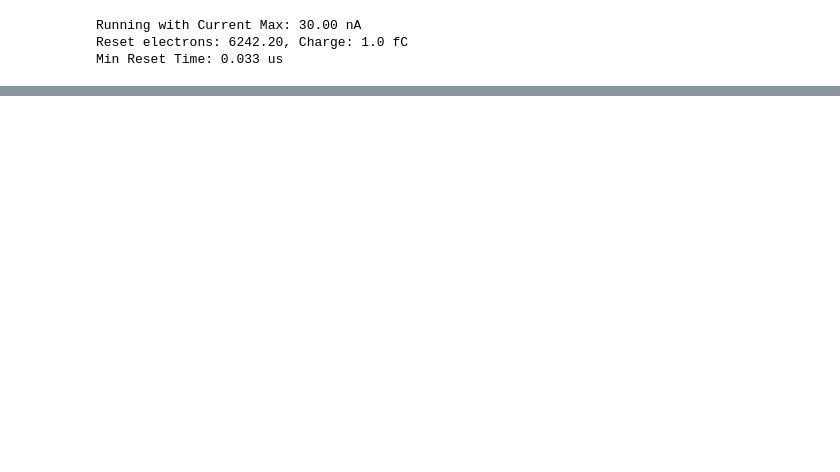
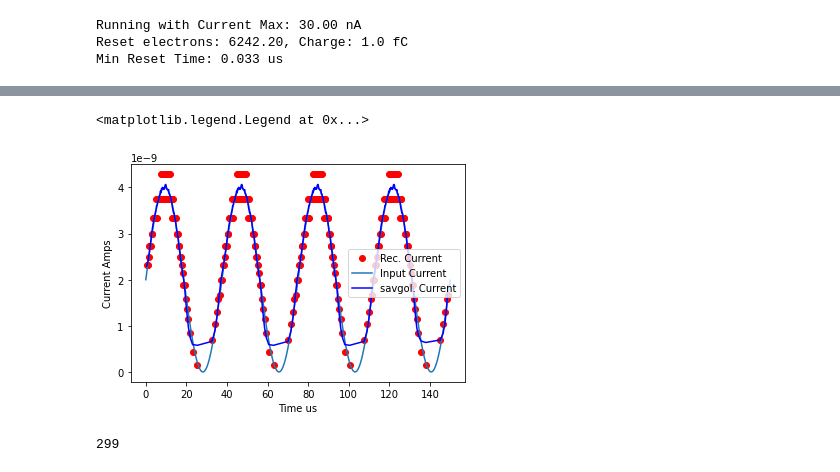
Before and after one commit to kkeefe/qp_dissertation, a Jupyter notebook: scripts/ch2_testing.ipynb, the cells around one changed output, grey strips where cells are left out. Cells and saved outputs as stored; diff of their text form; code cells hidden in the pictures; blank space fills up the shorter version.

```diff
--- a/scripts/ch2_testing.ipynb
+++ b/scripts/ch2_testing.ipynb
@@ -131,0 +147,40 @@ plt.axhline(y=Qo, c='r', label="Reset Charge")
+# %%
+# reconstruct original current
+from numpy import diff
+
+dQ = diff(Qr)
+dT = diff(Qt)
+Ir = dQ/dT * 1e6
+plt.scatter(Qt[:-1], Ir, label="Rec. Current", color="r")
+Iin = [i * Iscale for i in x]
+plt.plot(times, Iin, label="Input Current")
+
+maxI = Qo / MinResetTime * 1e6
+brokeIndex = 0
+for i, j in enumerate(Ir):
+    if j > maxI*0.9:
+        brokeIndex = i
+        break
+if brokeIndex:
+    print("found max at index:", brokeIndex)
+    minT = min(dT)
+    # plt.axhline(y=maxI, c='orange', label="maxI")
+
+# need to smooth around this point!
+from scipy.signal import savgol_filter
+if len(Ir) > 1:
+    Ihat = savgol_filter(Ir, int(np.sqrt(len(Ir))), 4 if 4 < len(Ir) else 1)
+    plt.plot(Qt[:-1], Ihat, label="savgol. Current", color="b")
+    plt.xlabel("Time us")
+    plt.ylabel("Current Amps")
+
+plt.legend()
+# %% [output]
+<matplotlib.legend.Legend at 0x...>
+[figure, added]
+# %%
+from scipy.fft import fft
+Ifft =  fft(Qt)
+print(len(Ifft))
+# %% [output]
+299
```
Also changed, not shown: parts of 8 cells of this notebook, 2 other files.
